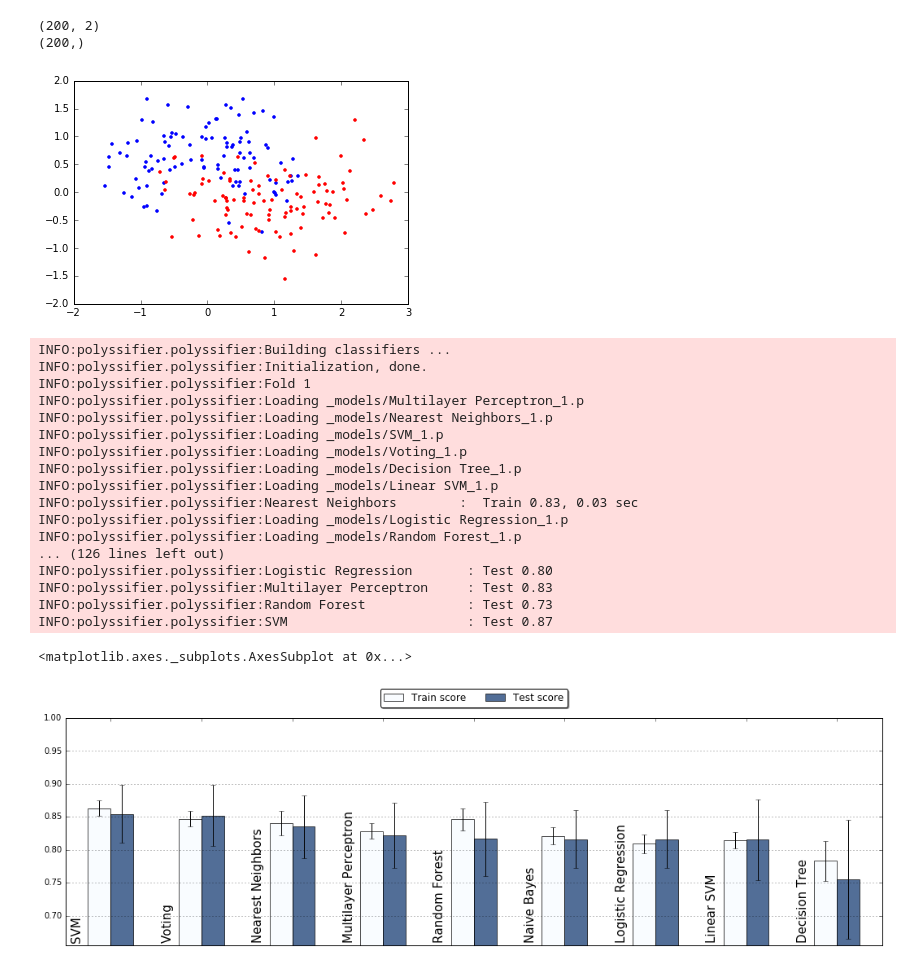
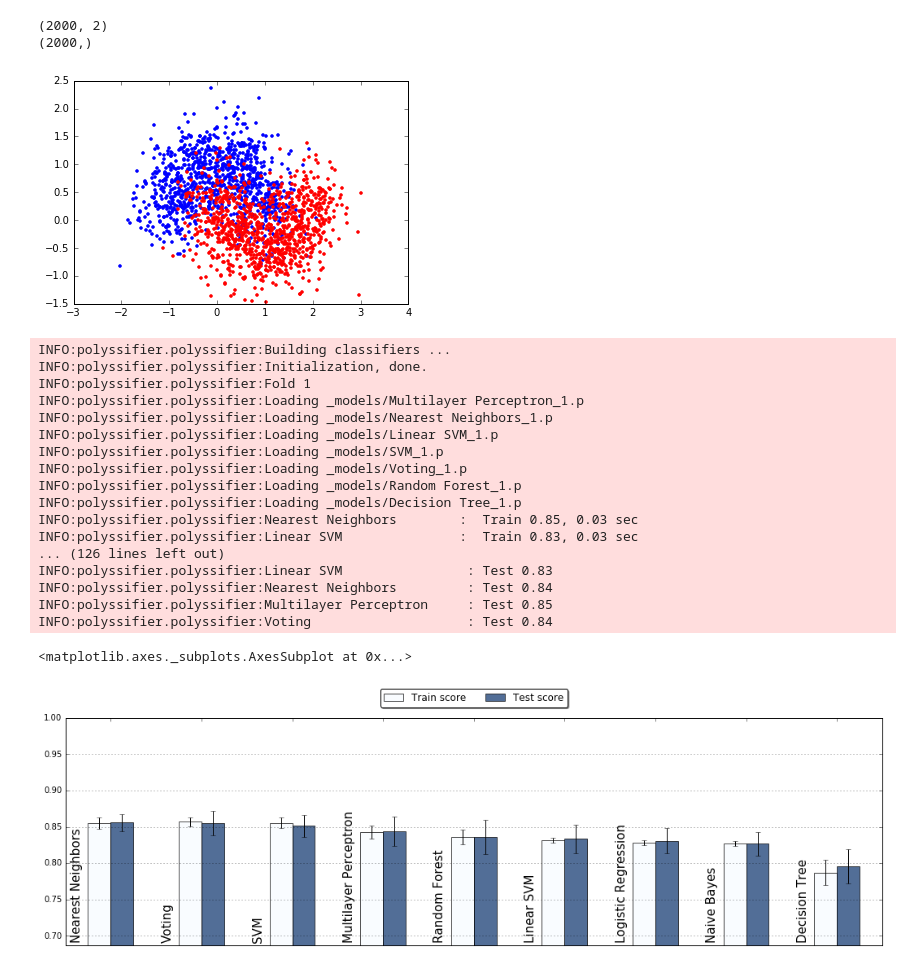
Before and after one commit to alvarouc/polyssifier, a Jupyter notebook: sample/example.ipynb, the cells around one changed output. Saved outputs shown, nothing was run; the diff lists cells and outputs as text; code cells hidden in the pictures.

Commit message:
finished running samples

```diff
--- a/sample/example.ipynb
+++ b/sample/example.ipynb
@@ -1,26 +1,26 @@
 # %%
 import warnings
 warnings.filterwarnings('ignore')
 warnings.filterwarnings("ignore",category=DeprecationWarning)
 
 from sklearn import datasets
 from polyssifier import Poly
 import numpy as np
 import pandas as pd
 from sklearn.datasets import make_moons
 import matplotlib.pyplot as plt
 
 %matplotlib inline
-data, label = make_moons(n_samples=2000, noise=0.3)
+data, label = make_moons(n_samples=2000, noise=0.4)
 print(data.shape)
 print(label.shape)
 
 plt.plot(data[label==0,0], data[label==0,1],'.');
 plt.plot(data[label==1,0], data[label==1,1],'r.');
 # %% [output]
-(200, 2)
-(200,)
+(2000, 2)
+(2000,)
-[figure, old version]
+[figure, new version]
 # %%
 # single class example
 pol = Poly(data,label, n_folds=5, verbose=1, feature_selection=False)
@@ -31,23 +31,23 @@ INFO:polyssifier.polyssifier:Initialization, done.
 INFO:polyssifier.polyssifier:Fold 1
 INFO:polyssifier.polyssifier:Loading _models/Multilayer Perceptron_1.p
 INFO:polyssifier.polyssifier:Loading _models/Nearest Neighbors_1.p
+INFO:polyssifier.polyssifier:Loading _models/Linear SVM_1.p
 INFO:polyssifier.polyssifier:Loading _models/SVM_1.p
 INFO:polyssifier.polyssifier:Loading _models/Voting_1.p
+INFO:polyssifier.polyssifier:Loading _models/Random Forest_1.p
 INFO:polyssifier.polyssifier:Loading _models/Decision Tree_1.p
-INFO:polyssifier.polyssifier:Loading _models/Linear SVM_1.p
-INFO:polyssifier.polyssifier:Nearest Neighbors        :  Train 0.83, 0.03 sec
-INFO:polyssifier.polyssifier:Loading _models/Logistic Regression_1.p
-INFO:polyssifier.polyssifier:Loading _models/Random Forest_1.p
+INFO:polyssifier.polyssifier:Nearest Neighbors        :  Train 0.85, 0.03 sec
+INFO:polyssifier.polyssifier:Linear SVM               :  Train 0.83, 0.03 sec
 ... (126 lines left out)
-INFO:polyssifier.polyssifier:Logistic Regression       : Test 0.80
-INFO:polyssifier.polyssifier:Multilayer Perceptron     : Test 0.83
-INFO:polyssifier.polyssifier:Random Forest             : Test 0.73
-INFO:polyssifier.polyssifier:SVM                       : Test 0.87
+INFO:polyssifier.polyssifier:Linear SVM                : Test 0.83
+INFO:polyssifier.polyssifier:Nearest Neighbors         : Test 0.84
+INFO:polyssifier.polyssifier:Multilayer Perceptron     : Test 0.85
+INFO:polyssifier.polyssifier:Voting                    : Test 0.84
 # %%
 pol.plot()
 # %% [output]
 <matplotlib.axes._subplots.AxesSubplot at 0x...>
-[figure, old version]
+[figure, new version]
 # %%
 for key, val in pol.confusions.items():
     print(key)
```
Also changed, not shown: parts of 2 cells of this notebook, 1 other file.
